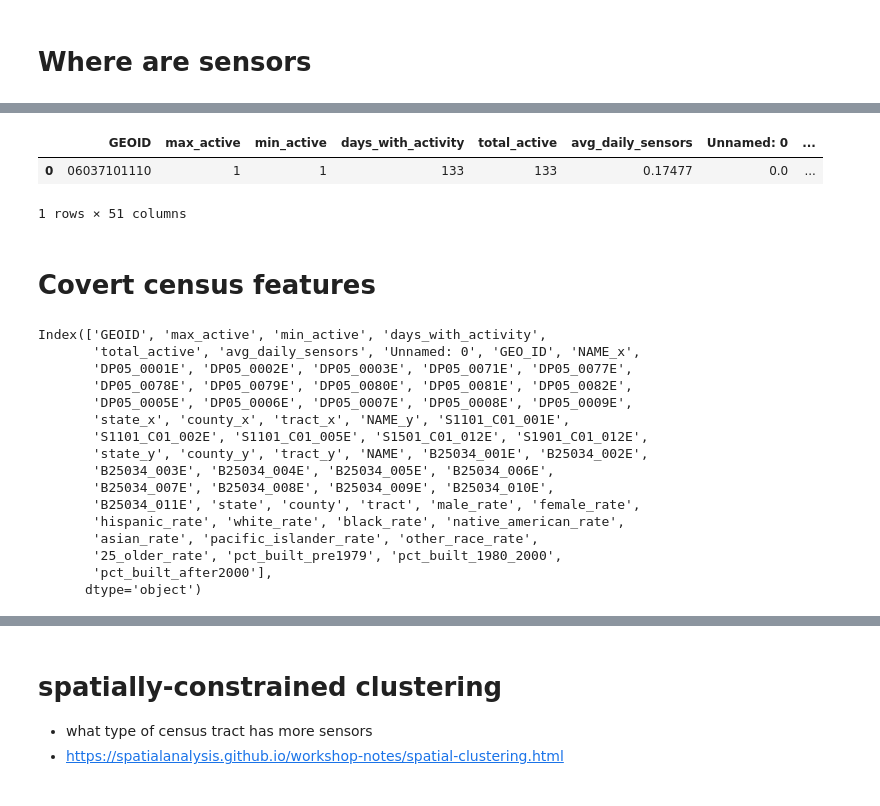
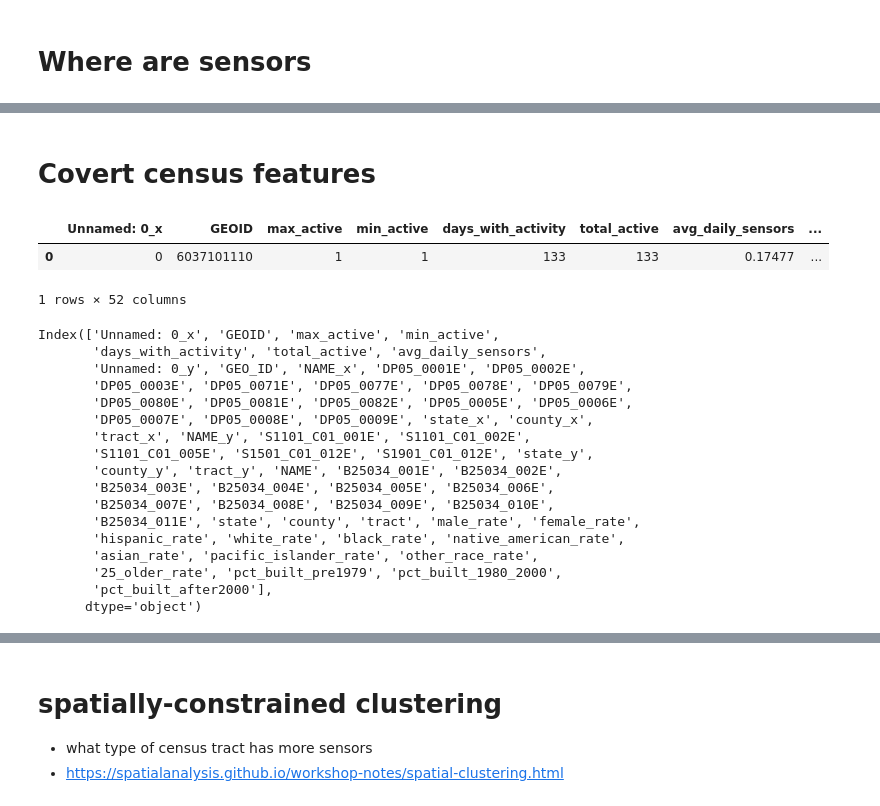
Before and after one commit to JunhongDuan/PurpleAir, a Jupyter notebook: Code/S5_where are Low cost sensors.ipynb, the cells around one changed output, grey strips where cells are left out. Cells and saved outputs as stored; diff of their text form; code cells hidden in the pictures.

```diff
--- a/Code/S5_where are Low cost sensors.ipynb
+++ b/Code/S5_where are Low cost sensors.ipynb
@@ -262,14 +234,16 @@ Name: GEOID, Length: 2498, dtype: object
 # %%
 summary_year.to_csv("../Data/Output/S5_activeSensorsByCensusTract.csv")
-# %%
-merged_summary = summary_year.merge(df_2021, on = 'GEOID', how = 'left') # assume 2021 census characterics for the whole time peroid
-merged_summary.head(1)
-# %% [output]
-|  | GEOID | max_active | min_active | days_with_activity | total_active | avg_daily_sensors | Unnamed: 0 | ... |
-| 0 | 06037101110 | 1 | 1 | 133 | 133 | 0.17477 | 0.0 | ... |
-1 rows × 51 columns
 # %% [markdown]
 # Covert census features
+# %%
+summary_year = pd.read_csv('../Data/Output/S5_activeSensorsByCensusTract.csv')
+df_2021 = pd.read_csv('../Data/Output/census_data_extraction_2021.csv')
+merged_summary = summary_year.merge(df_2021, on = 'GEOID', how = 'left') # assume 2021 census characterics for the whole time peroid
+merged_summary.head(1)
+# %% [output]
+|  | Unnamed: 0_x | GEOID | max_active | min_active | days_with_activity | total_active | avg_daily_sensors | ... |
+| 0 | 0 | 6037101110 | 1 | 1 | 133 | 133 | 0.17477 | ... |
+1 rows × 52 columns
 # %%
 df_cluster_analysis = merged_summary.copy()
 pop = 'DP05_0001E'
@@ -300,14 +274,15 @@ df_cluster_analysis['pct_built_after2000'] = df_cluster_analysis[grp_after2000].
 # %%
 df_cluster_analysis.columns
 # %% [output]
-Index(['GEOID', 'max_active', 'min_active', 'days_with_activity',
-       'total_active', 'avg_daily_sensors', 'Unnamed: 0', 'GEO_ID', 'NAME_x',
-       'DP05_0001E', 'DP05_0002E', 'DP05_0003E', 'DP05_0071E', 'DP05_0077E',
-       'DP05_0078E', 'DP05_0079E', 'DP05_0080E', 'DP05_0081E', 'DP05_0082E',
-       'DP05_0005E', 'DP05_0006E', 'DP05_0007E', 'DP05_0008E', 'DP05_0009E',
-       'state_x', 'county_x', 'tract_x', 'NAME_y', 'S1101_C01_001E',
-       'S1101_C01_002E', 'S1101_C01_005E', 'S1501_C01_012E', 'S1901_C01_012E',
-       'state_y', 'county_y', 'tract_y', 'NAME', 'B25034_001E', 'B25034_002E',
+Index(['Unnamed: 0_x', 'GEOID', 'max_active', 'min_active',
+       'days_with_activity', 'total_active', 'avg_daily_sensors',
+       'Unnamed: 0_y', 'GEO_ID', 'NAME_x', 'DP05_0001E', 'DP05_0002E',
+       'DP05_0003E', 'DP05_0071E', 'DP05_0077E', 'DP05_0078E', 'DP05_0079E',
+       'DP05_0080E', 'DP05_0081E', 'DP05_0082E', 'DP05_0005E', 'DP05_0006E',
+       'DP05_0007E', 'DP05_0008E', 'DP05_0009E', 'state_x', 'county_x',
+       'tract_x', 'NAME_y', 'S1101_C01_001E', 'S1101_C01_002E',
+       'S1101_C01_005E', 'S1501_C01_012E', 'S1901_C01_012E', 'state_y',
+       'county_y', 'tract_y', 'NAME', 'B25034_001E', 'B25034_002E',
        'B25034_003E', 'B25034_004E', 'B25034_005E', 'B25034_006E',
        'B25034_007E', 'B25034_008E', 'B25034_009E', 'B25034_010E',
        'B25034_011E', 'state', 'county', 'tract', 'male_rate', 'female_rate',
```
Also changed, not shown: parts of 9 cells of this notebook.
